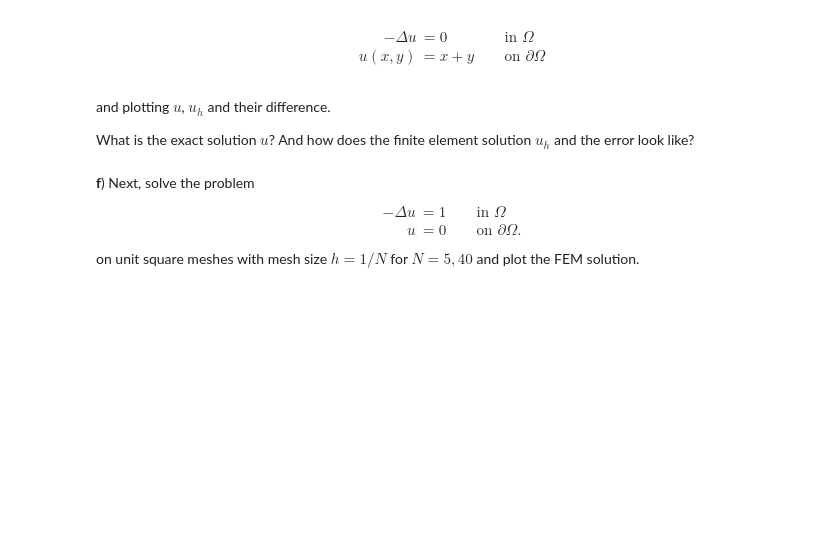
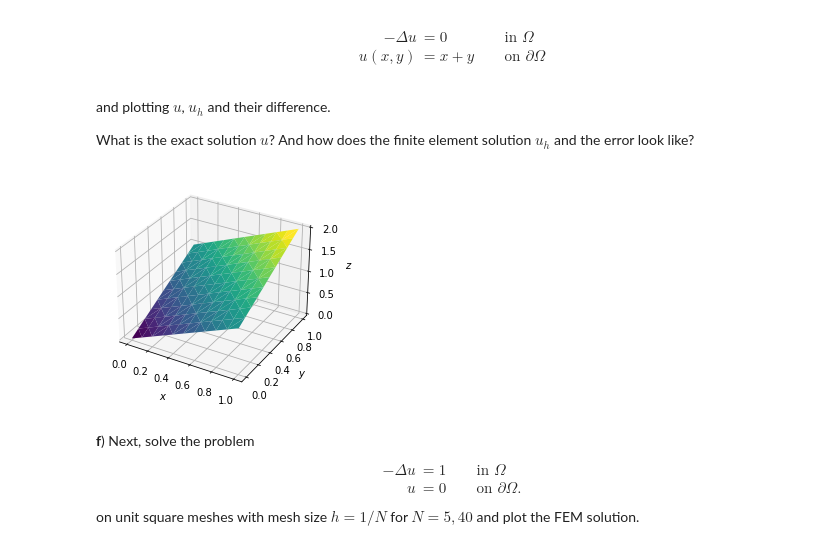
Before and after one commit to klashenriksson/numpde, a Jupyter notebook: lab4/lab_04_part_2.ipynb, the cells around one changed output. Drawn from its saved outputs; the diff is of its cells as text; code cells hidden in the pictures; blank space fills up the shorter version.

```diff
--- a/lab4/lab_04_part_2.ipynb
+++ b/lab4/lab_04_part_2.ipynb
@@ -396,8 +480,8 @@ Example of evaluation of $g_D$ at Dirichlet nodes
 P, T = mt.unitsquare_mesh(5)
 
 # Extract mesh coordinates
-X = ...
-Y = ...
+X = P[:,0]
+Y = P[:,1]
 
 # Define/use your on_dirichlet_boundary and extract_nodes functions
 # to compute the dirichlet nodes
@@ -439,6 +523,26 @@ def apply_bcs(A, b, dirichlet_nodes, g_D_values):
 and plotting $u$, $u_h$ and their difference.
 
 What is the exact solution $u$? And how does the finite element solution $u_h$ and the error look like?
+# %%
+N = 10
+a = lambda x,y : 1
+f = lambda x,y : 0
+g_D = lambda x,y : x + y
+P,T = mt.unitsquare_mesh(N)
+A = assemble_stiffness_matrix(P,T,a)
+b = assemble_load_vector(P,T, f)
+
+dirichlet_nodes = extract_nodes(P, on_dirichlet_boundary)
+g_D_values = np.empty(len(dirichlet_nodes))
+for (i, node) in enumerate(dirichlet_nodes):
+    g_D_values[i] = g_D(P[node][0],P[node][1])
+
+apply_bcs(A,b,dirichlet_nodes, g_D_values)
+U = spsolve(A.tocsr(), b)
+
+pt.plot2D(P[:,0], P[:,1], U, T)
+# %% [output]
+[figure, added]
 # %% [markdown]
 **f**) Next, solve the problem
 \begin{alignat*}{3}
```
Also changed, not shown: parts of 7 cells of this notebook, 1 other file.
